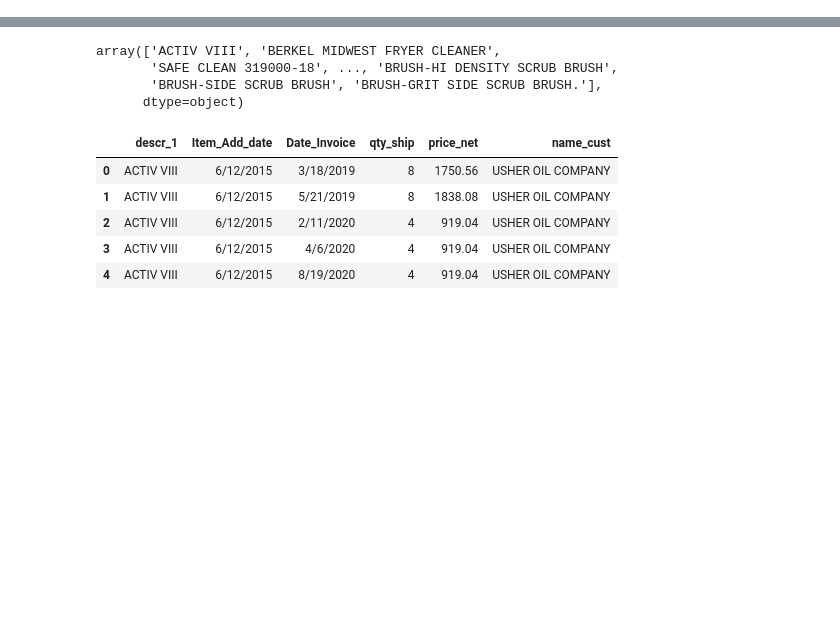
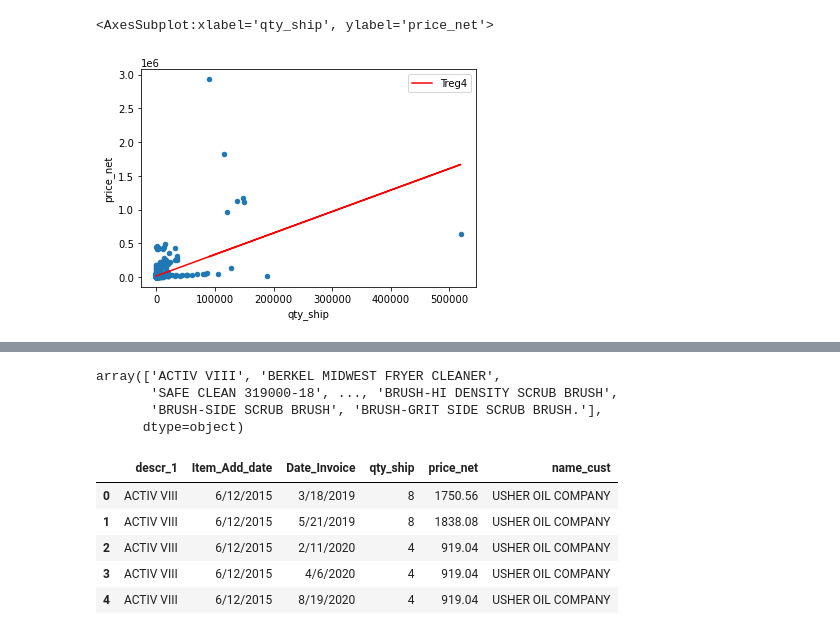
Before and after one commit to aadeba5/Project1, a Jupyter notebook: Amusa.ipynb, the cells around one changed output, grey strips where cells are left out. Drawn from its saved outputs; the diff is of its cells as text; code cells hidden in the pictures; blank space fills up the shorter version.

```diff
--- a/Amusa.ipynb
+++ b/Amusa.ipynb
@@ -45,0 +266,5 @@ total
+# %%
+d = np.polyfit(top_ten_2020_price['qty_ship'],top_ten_2020_price['price_net'],1)
+f = np.poly1d(d)
+# %%
+top_ten_2020_price.insert(1,'Treg4', f(top_ten_2020_price['qty_ship']))
@@ -45,0 +281,6 @@ total
+# %%
+ax = top_ten_2020_price.plot.scatter(x = 'qty_ship',y='price_net')
+top_ten_2020_price.plot(x='qty_ship', y='Treg4',color='Red',ax=ax)
+# %% [output]
+<AxesSubplot:xlabel='qty_ship', ylabel='price_net'>
+[figure, added]
```
Also changed, not shown: parts of 38 cells of this notebook, 1 other file.
